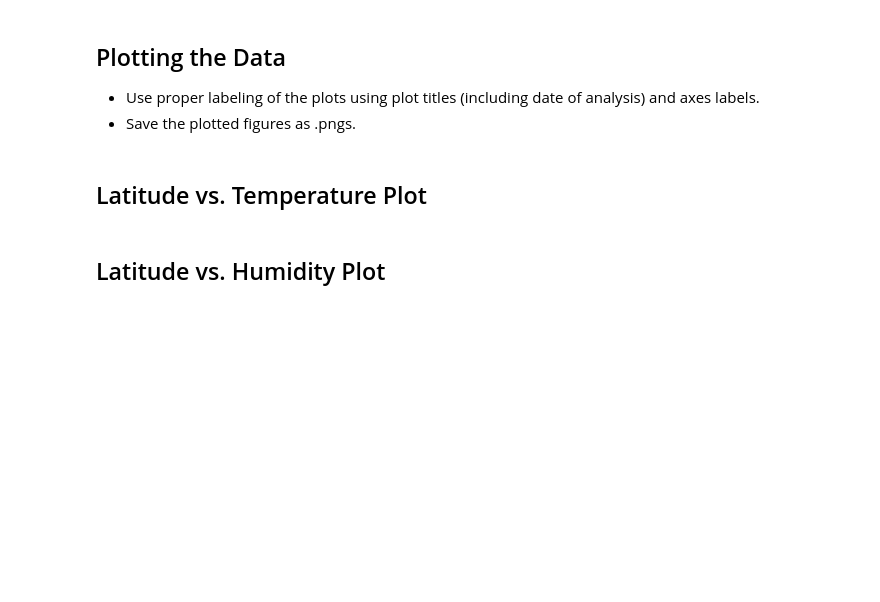
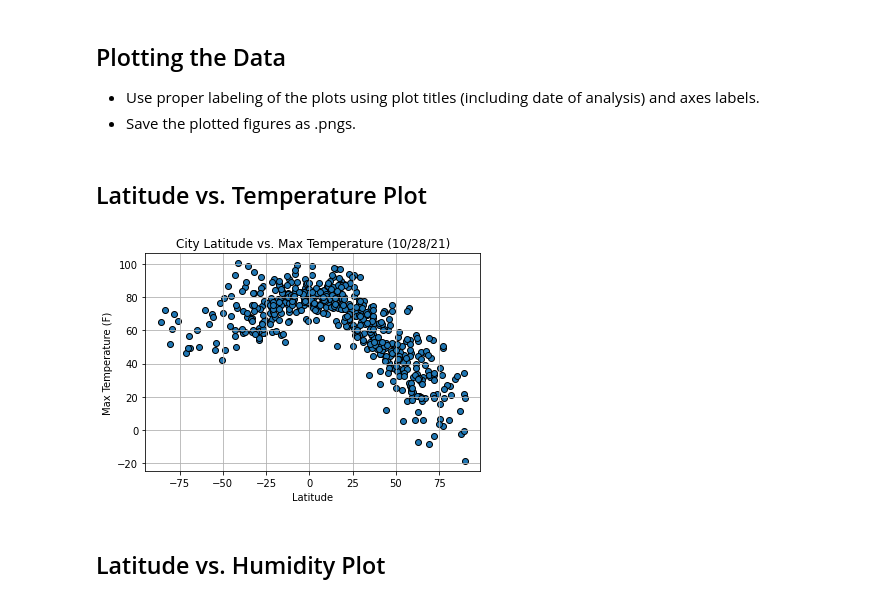
Before and after one commit to asligh/python-api-challenge, a Jupyter notebook: WeatherPy/WeatherPy.ipynb, the cells around one changed output. Cells and saved outputs as stored; diff of their text form; code cells hidden in the pictures; blank space fills up the shorter version.

```diff
--- a/WeatherPy/WeatherPy.ipynb
+++ b/WeatherPy/WeatherPy.ipynb
@@ -378,5 +382,26 @@ clean_city_data[[Keys.city,
 * Save the plotted figures as .pngs.
 # %% [markdown]
 ## Latitude vs. Temperature Plot
+# %%
+#1 Obtain mm/dd/yyyy date from the dataset
+
+latitudes = clean_city_data[Keys.lat]
+max_temps = clean_city_data[Keys.max_temp]
+
+plt.scatter(latitudes, max_temps, marker="o", edgecolors="black")
+
+# Incorporate the other graph properties
+plt.title(f'City Latitude vs. Max Temperature ({time.strftime("%m/%d/%y")})')
+plt.ylabel("Max Temperature (F)")
+plt.xlabel("Latitude")
+plt.grid(True)
+
+# Save the figure
+plt.savefig("../Output/City Latitude vs. Max Temperature.png")
+
+# Show plot
+plt.show()
+# %% [output]
+[figure, added]
 # %% [markdown]
 ## Latitude vs. Humidity Plot
```
Also changed, not shown: parts of 19 cells of this notebook, 13 other files.
